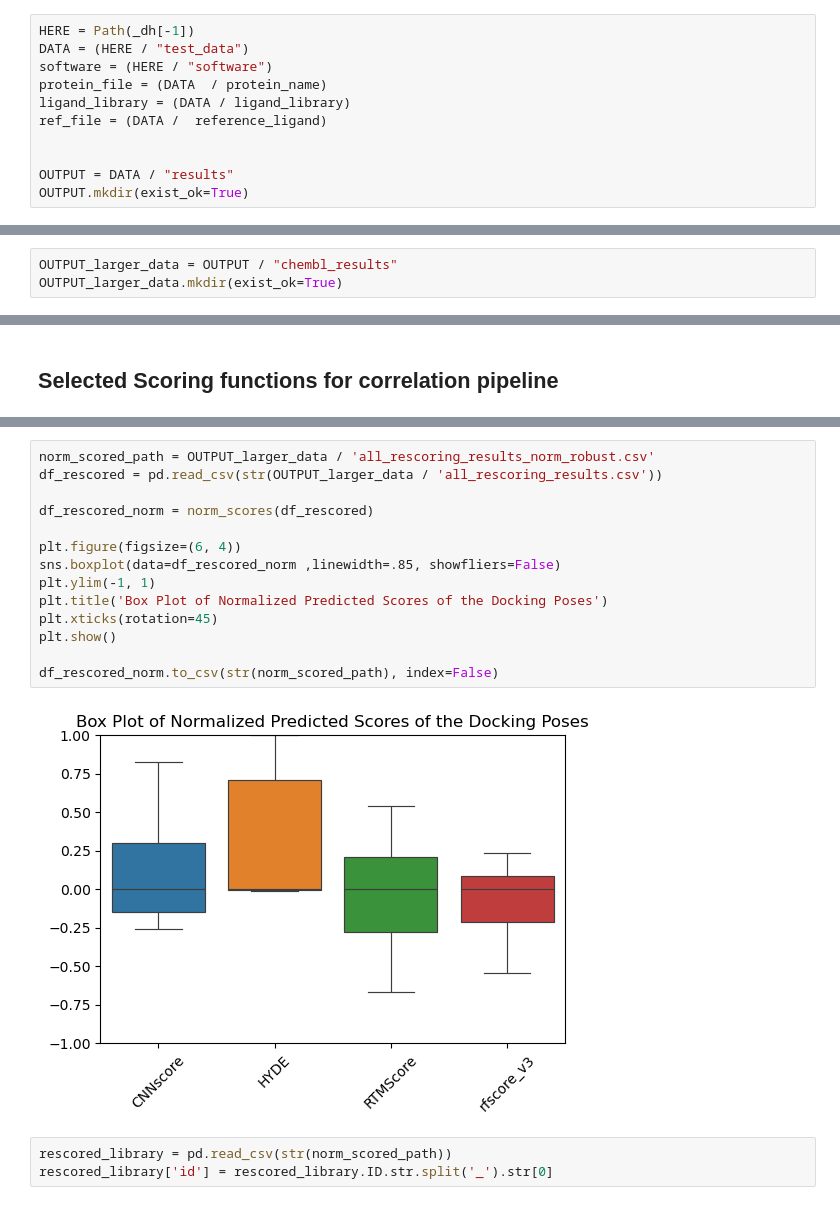
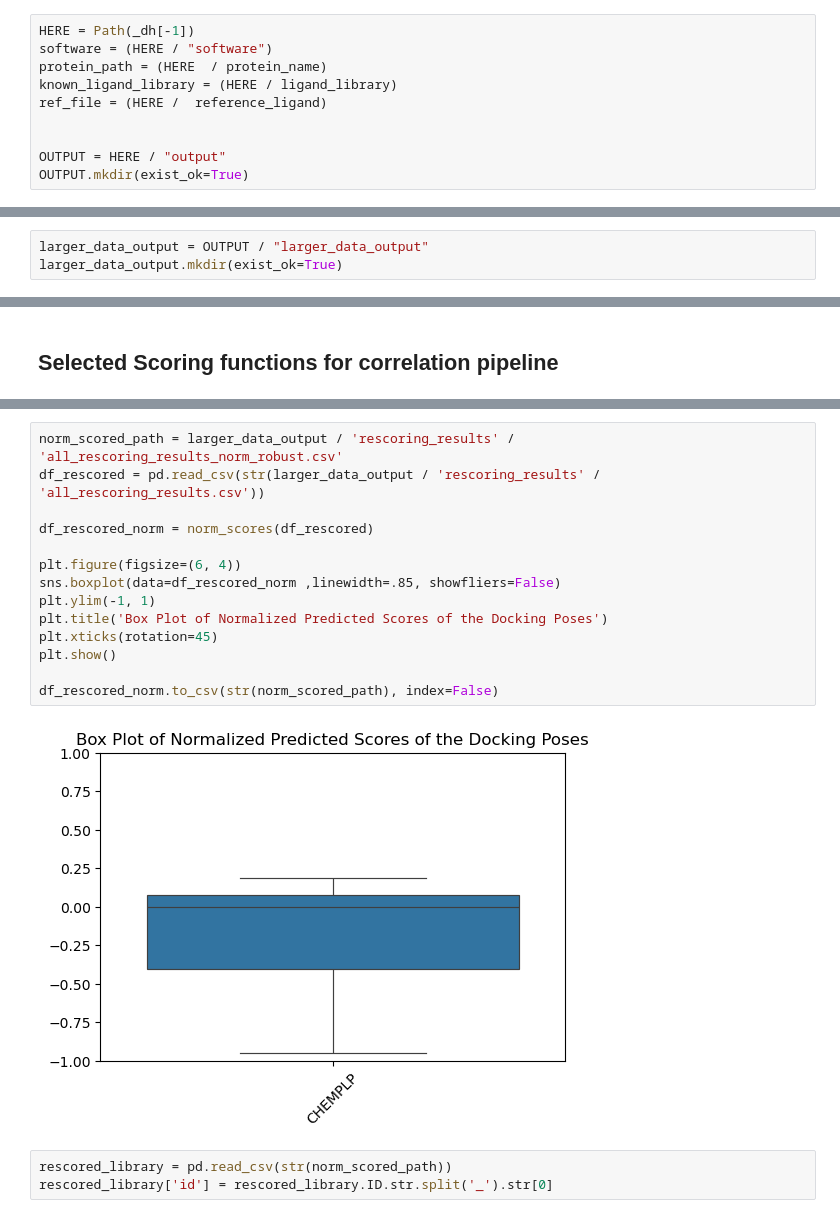
Before and after one commit to volkamerlab/MolDockLab, a Jupyter notebook: test_run.ipynb, the cells around one changed output, grey strips where cells are left out. Cells and saved outputs as stored; diff of their text form.

Commit message:
clean test case

```diff
--- a/test_run.ipynb
+++ b/test_run.ipynb
@@ -47,13 +39,12 @@ reference_ligand = 'ref_ligand.pdb'
 # %%
 HERE = Path(_dh[-1])
-DATA = (HERE / "test_data")
 software = (HERE / "software")
-protein_file = (DATA  / protein_name)
-ligand_library = (DATA / ligand_library)
-ref_file = (DATA /  reference_ligand)
+protein_path = (HERE  / protein_name)
+known_ligand_library = (HERE / ligand_library)
+ref_file = (HERE /  reference_ligand)
 
 
-OUTPUT = DATA / "results"
+OUTPUT = HERE / "output"
 OUTPUT.mkdir(exist_ok=True)
 # %% [markdown]
 # MolDockLab Workflow
@@ -454,8 +342,8 @@ Ranking method: method8_RbN
 # %% [markdown]
 ## Directory for larger Dataset
 # %%
-OUTPUT_larger_data = OUTPUT / "chembl_results"
-OUTPUT_larger_data.mkdir(exist_ok=True)
+larger_data_output = OUTPUT / "larger_data_output"
+larger_data_output.mkdir(exist_ok=True)
 # %% [markdown]
 ## Ligands preparation
 # %%
@@ -652,19 +506,19 @@ rfscore_v3 is already read
 # %%
-norm_scored_path = OUTPUT_larger_data / 'all_rescoring_results_norm_robust.csv'
-df_rescored = pd.read_csv(str(OUTPUT_larger_data / 'all_rescoring_results.csv'))
+norm_scored_path = larger_data_output / 'rescoring_results' / 'all_rescoring_results_norm_robust.csv'
+df_rescored = pd.read_csv(str(larger_data_output / 'rescoring_results' / 'all_rescoring_results.csv'))
 
 df_rescored_norm = norm_scores(df_rescored)
 
 plt.figure(figsize=(6, 4))
 sns.boxplot(data=df_rescored_norm ,linewidth=.85, showfliers=False)
 plt.ylim(-1, 1)
 plt.title('Box Plot of Normalized Predicted Scores of the Docking Poses')
 plt.xticks(rotation=45)
 plt.show()
 
 df_rescored_norm.to_csv(str(norm_scored_path), index=False)
 # %% [output]
-[figure, old version]
+[figure, new version]
 # %%
 rescored_library = pd.read_csv(str(norm_scored_path))
 rescored_library['id'] = rescored_library.ID.str.split('_').str[0]
```
Also changed, not shown: parts of 37 cells of this notebook, 4 other files.
